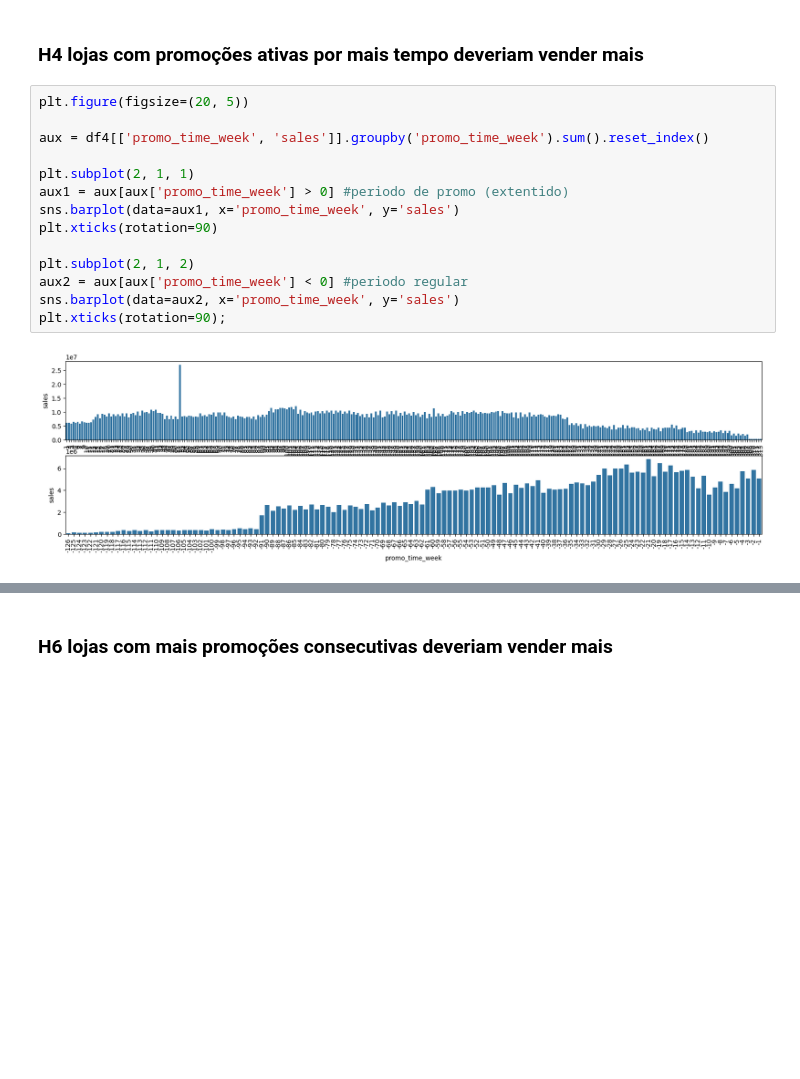
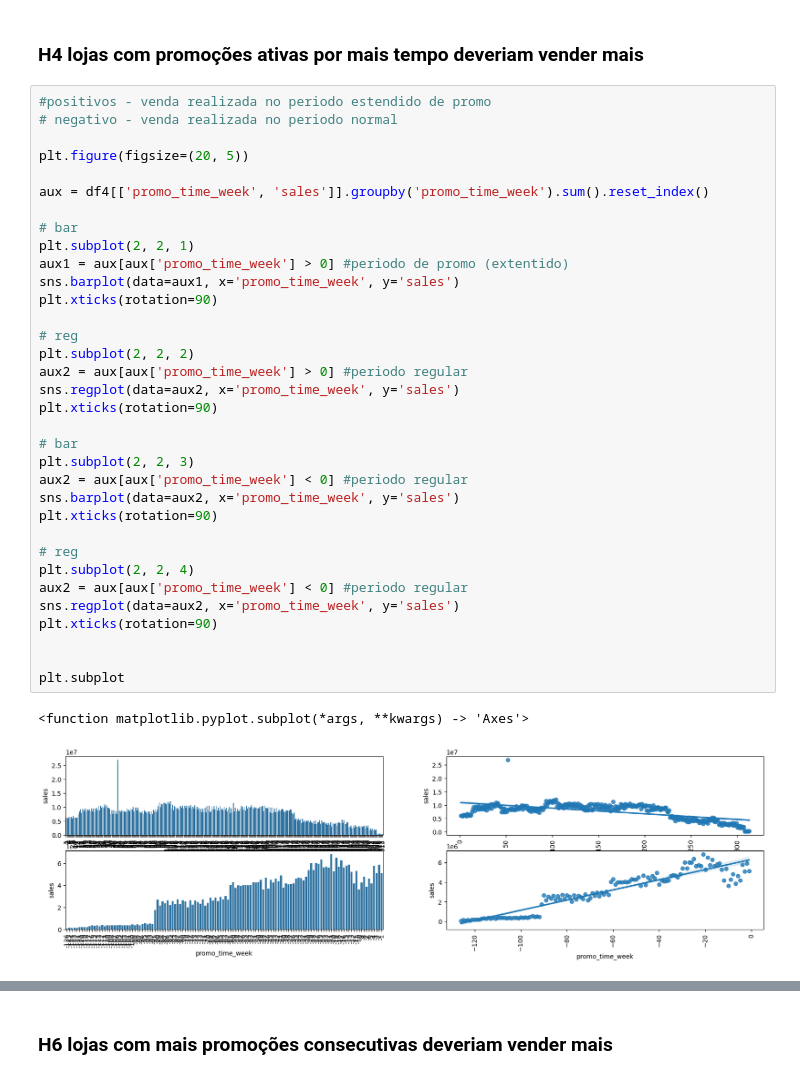
Before and after one commit to juanzimmer/ds_prod_resumo, a Jupyter notebook: notebook.ipynb, the cells around one changed output, grey strips where cells are left out. Drawn from its saved outputs; the diff is of its cells as text; blank space fills up the shorter version.

```diff
--- a/notebook.ipynb
+++ b/notebook.ipynb
@@ -593,18 +593,39 @@ FALSO: lojas com competidores a mais tempo vendem menos
 # %% [markdown]
 ### H4 lojas com promoções ativas por mais tempo deveriam vender mais
 # %%
+#positivos - venda realizada no periodo estendido de promo
+# negativo - venda realizada no periodo normal
+
 plt.figure(figsize=(20, 5))
 
 aux = df4[['promo_time_week', 'sales']].groupby('promo_time_week').sum().reset_index()
 
-plt.subplot(2, 1, 1)
+# bar
+plt.subplot(2, 2, 1)
 aux1 = aux[aux['promo_time_week'] > 0] #periodo de promo (extentido)
 sns.barplot(data=aux1, x='promo_time_week', y='sales')
 plt.xticks(rotation=90)
 
-plt.subplot(2, 1, 2)
+# reg
+plt.subplot(2, 2, 2)
+aux2 = aux[aux['promo_time_week'] > 0] #periodo regular
+sns.regplot(data=aux2, x='promo_time_week', y='sales')
+plt.xticks(rotation=90)
+
+# bar
+plt.subplot(2, 2, 3)
 aux2 = aux[aux['promo_time_week'] < 0] #periodo regular
 sns.barplot(data=aux2, x='promo_time_week', y='sales')
-plt.xticks(rotation=90);
+plt.xticks(rotation=90)
+
+# reg
+plt.subplot(2, 2, 4)
+aux2 = aux[aux['promo_time_week'] < 0] #periodo regular
+sns.regplot(data=aux2, x='promo_time_week', y='sales')
+plt.xticks(rotation=90)
+
+
+plt.subplot
 # %% [output]
+<function matplotlib.pyplot.subplot(*args, **kwargs) -> 'Axes'>
-[figure, old version]
+[figure, new version]
```
Also changed, not shown: parts of 6 cells of this notebook.
